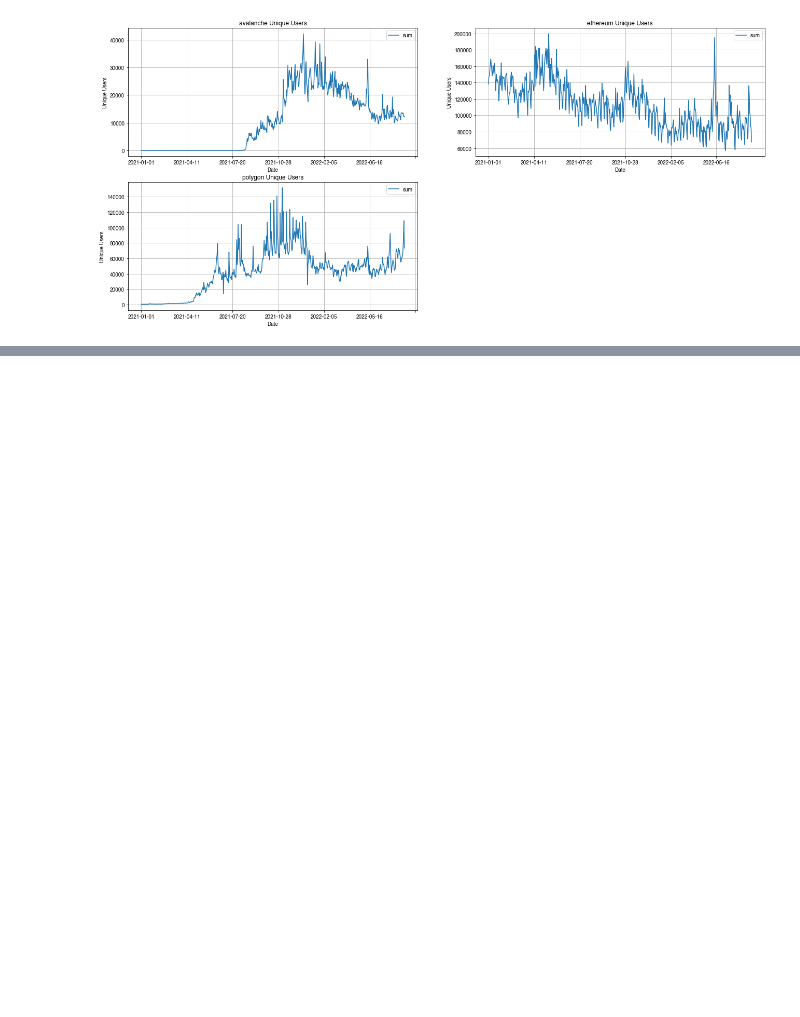
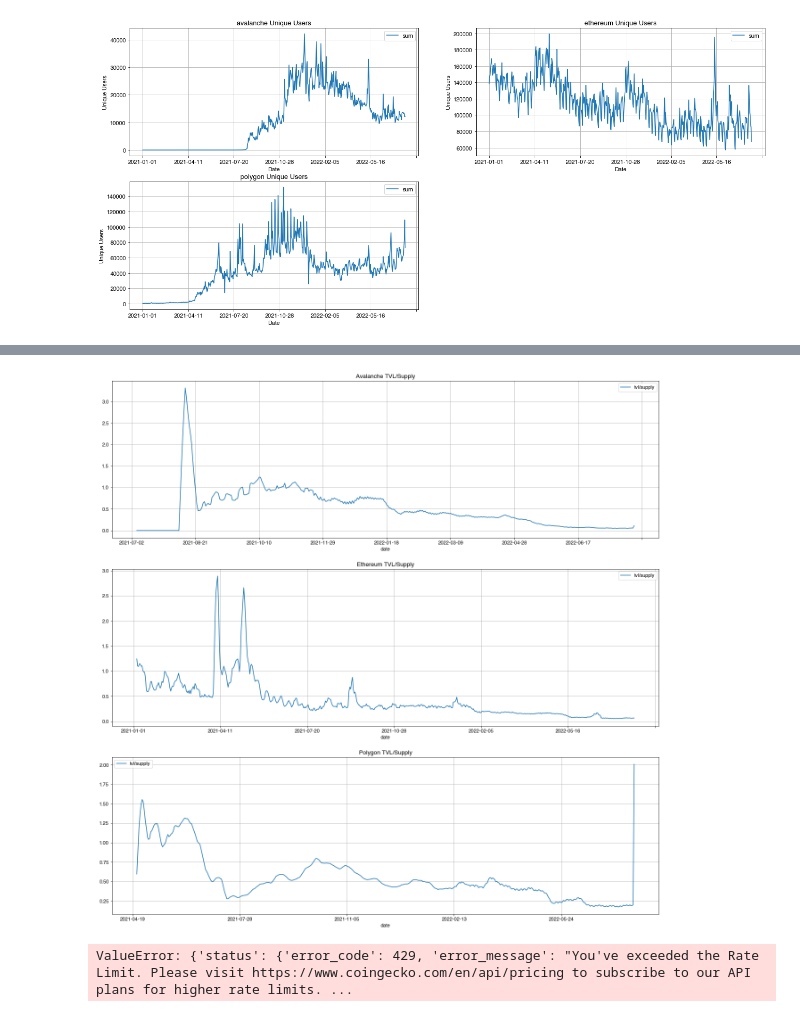
Before and after one commit to keroshanpillay/Stablecoin-Data-Project, a Jupyter notebook: Code/Historical_Analysis_V1.ipynb, the cells around one changed output, grey strips where cells are left out. Drawn from its saved outputs; the diff is of its cells as text; code cells hidden in the pictures; blank space fills up the shorter version.

```diff
--- a/Code/Historical_Analysis_V1.ipynb
+++ b/Code/Historical_Analysis_V1.ipynb
@@ -217,0 +274,38 @@ plot_agg_lending('dailyTotalRevenueUSD')
+# %%
+def plot_TVLbySupply():
+    fig, (ax1, ax2, ax3) = plt.subplots(3, figsize=(22,30))
+    fig
+    subplots = [ax1,ax2,ax3]
+
+    chains = ['Avalanche','Ethereum','Polygon']
+    dfs = []
+
+    for k in range(3):
+        curr_chain=chains[k]
+        ax = subplots[k]
+
+        tvl_df = dex_df[(dex_df['chain']==curr_chain)]
+        tvl_df = tvl_df[(tvl_df['date'] >= '2021-01-01') & (tvl_df['date'] <= '2022-07-31')]
+        tvl_df = tvl_df.groupby(['date'])['TVL'].sum().to_frame().abs()
+        dfs.append(tvl_df)
+
+        #tvl_df.plot()
+        tvl_df
+
+        supply_df = stable_df[(stable_df['chain']==curr_chain.lower())]
+        supply_df = supply_df[(supply_df['date'] >= '2021-01-01') & (supply_df['date'] <= '2022-07-31')]
+        supply_df = supply_df.groupby(['date'])['supply_ntv'].sum().to_frame().abs()
+        dfs.append(supply_df)
+        #supply_df.plot()
+
+        tvl_supply = tvl_df
+        tvl_supply['supply'] = supply_df.supply_ntv
+        tvl_supply['tvl/supply'] = tvl_df['TVL']/tvl_df['supply']
+        tvl_supply.rolling(5).mean().plot(y = 'tvl/supply', figsize = (22,22), ax = ax, title = curr_chain+ ' TVL/Supply')
+        subplots[k].grid()
+        #subplots[k].axvline(x = '2021-01-01', color = 'r', linestyle = '-')
+# %%
+
+plot_TVLbySupply()
+# %% [output]
+[figure, added]
@@ -217,0 +323,5 @@ plot_agg_lending('dailyTotalRevenueUSD')
+# %%
+eth_df = get_price('ethereum')
+eth_df
+# %% [output]
+ValueError: {'status': {'error_code': 429, 'error_message': "You've exceeded the Rate Limit. Please visit https://www.coingecko.com/en/api/pricing to subscribe to our API plans for higher rate limits. ...
```
Also changed, not shown: parts of 30 cells of this notebook, 3 other files.
